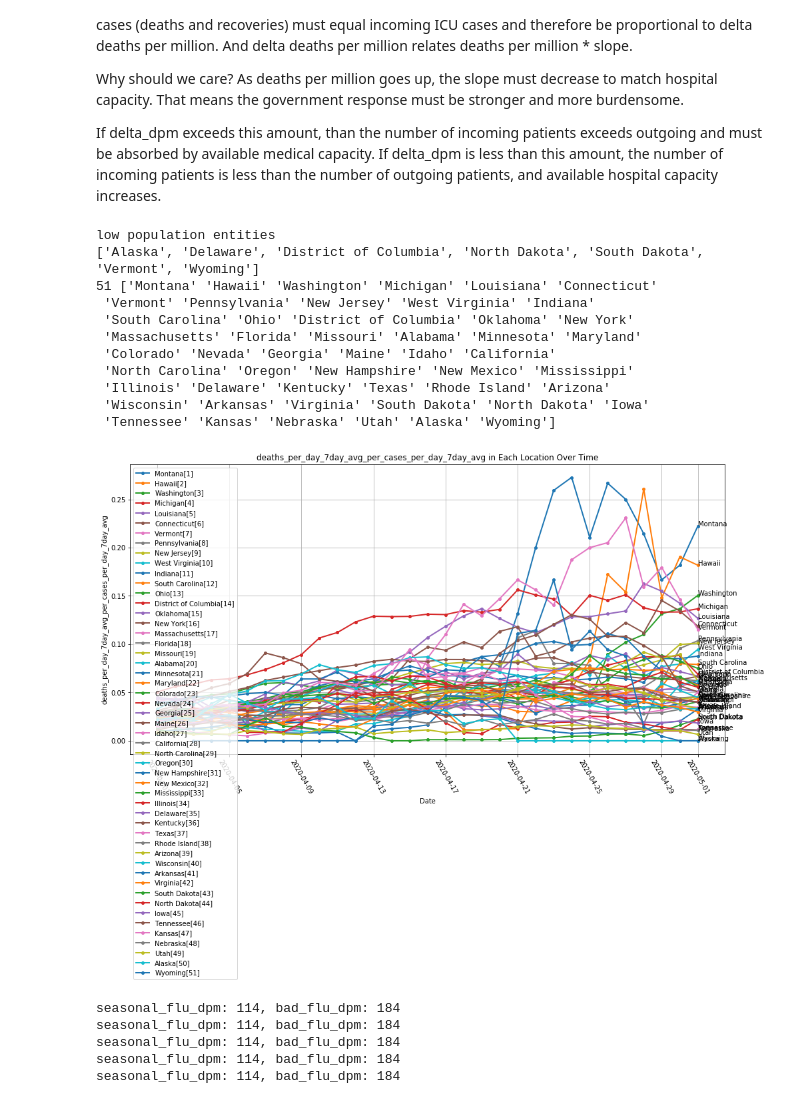
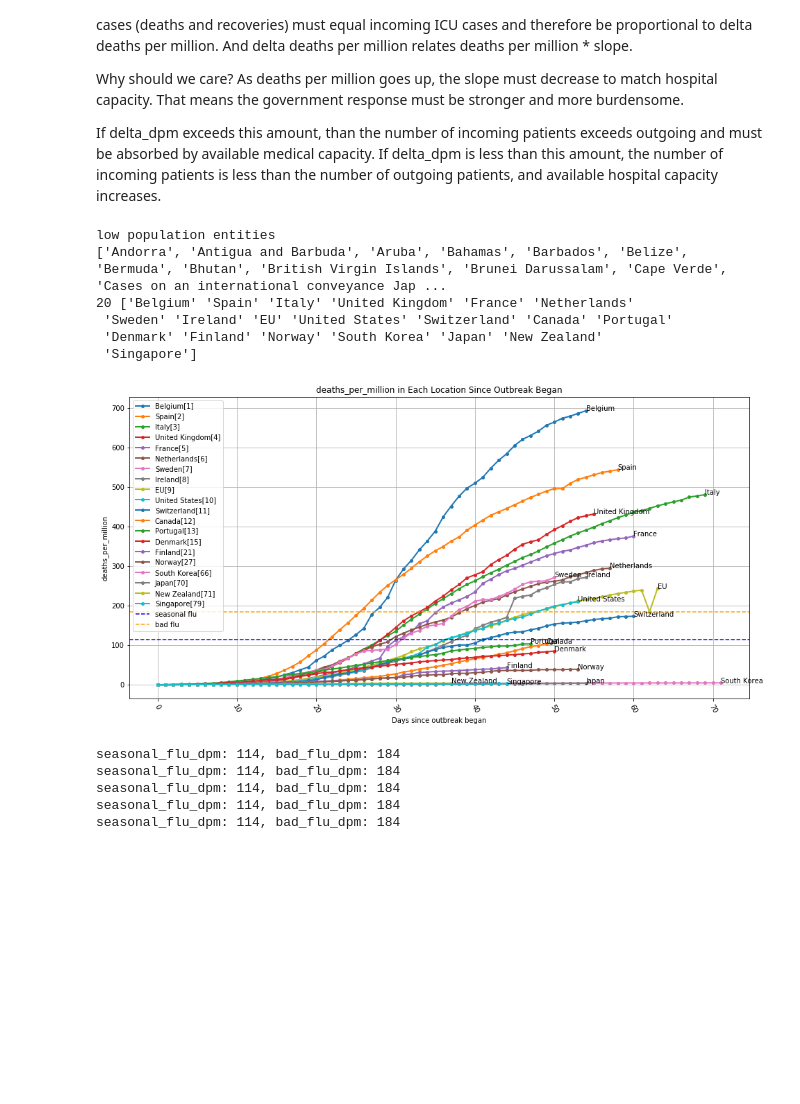
Before and after one commit to todddeluca/coronavirus, a Jupyter notebook: coronavirus_death_rate.ipynb, the cells around one changed output. Drawn from its saved outputs; the diff is of its cells as text; code cells hidden in the pictures; blank space fills up the shorter version.

```diff
--- a/coronavirus_death_rate.ipynb
+++ b/coronavirus_death_rate.ipynb
@@ -114,34 +116,36 @@ If delta_dpm exceeds this amount, than the number of incoming patients exceeds o
 # Minnesota - stay-at-home 3/27 https://www.mprnews.org/story/2020/03/25/latest-on-covid19-in-minnesota
 # New Zealand - lockdown 3/25 https://www.washingtonpost.com/world/asia_pacific/new-zealand-isnt-just-flattening-the-curve-its-squashing-it/2020/04/07/6cab3a4a-7822-11ea-a311-adb1344719a9_story.html
 
-df = states_df
-# df = countries_df
+# df = states_df
+df = countries_df
 # df = all_df
 
 us_states = list(states_df['entity'].unique())
 includes = list(set([
-#     'United States',
-#     'Japan',
-#     'Singapore',
-#     'South Korea',
-#     'Italy',
-#     'Spain',
-#     'France',
 #     'Vermont',
 #     'California',
-    'Oregon',
+#     'Oregon',
 #     'Washington',
 #     'New York',
 #     'Michigan', 'Louisiana',
 #     'Massachusetts',
 #     'Rhode Island',
+    'United States',
+    'Japan',
+    'Singapore',
+    'South Korea',
+    'Italy',
+    'Spain',
+    'France',
 #             'China',
-#     'New Zealand',
+    'New Zealand',
 #     'New York',
-#     'EU',
+    'EU',
 #     countries from https://www.washingtonpost.com/opinions/2020/04/08/is-swedens-lax-approach-coronavirus-backfiring/
-#     'Sweden',
-#     'Denmark', 'Norway', 'Malta', 'United Kingdom', 'Italy',
+    'Sweden',
+    'Denmark',
+    'Norway', 'Finland',
+#     'Malta', 'United Kingdom', 'Italy',
 # States ~3-5M in population
 # 'Arkansas', 'Nevada', 'Iowa', 'Puerto Rico', 'Utah', 'Connecticut', 'Oklahoma', 'Oregon',
 #              'Kentucky', 'Louisiana', 'Alabama',
@@ -158,14 +162,14 @@ excludes = list(set([
 'Puerto Rico',
 #     'Louisiana'
 ]
-#     + low_pop_entities
+    + low_pop_entities
 ))
 
-# index_col = 'days_since'
-index_col = 'date'
+index_col = 'days_since'
+# index_col = 'date'
 log_yaxis = False
 
-# values_col = 'deaths_per_million'; log_yaxis = False
+values_col = 'deaths_per_million'; log_yaxis = False
 # values_col = 'deaths_per_million_per_day_7day_avg'; log_yaxis = False
 # values_col = 'deaths_per_million_per_day_3day_avg'; log_yaxis = False
 # values_col = 'deaths'
@@ -201,49 +205,48 @@ log_yaxis = False
 # days_since_col = 'deaths_per_day'; days_since_thresh = 1.0
 # Good for 14day deaths/test ratio and cases/test ratio b/c earlier the ratio is huge.
 # days_since_col = 'date'; days_since_thresh = pd.to_datetime('2020-04-15')
 # days_since_col = 'date'; days_since_thresh = pd.to_datetime('2020-04-01')
 
 # df = (df.pipe(add_per_day, columns=['deaths_per_case'])
 #       .pipe(add_nday_avg, columns=['deaths_per_case_per_day'], n=7)
 #      )
 # values_col = 'deaths_per_case_per_day_7day_avg'; log_yaxis = False
 
-df['deaths_per_day_7day_avg_per_cases_per_day_7day_avg'] = df['deaths_per_day_7day_avg'] / df['cases_per_day_7day_avg']
-# values_col = 'deaths_per_case'; log_yaxis = False
-values_col = 'deaths_per_day_7day_avg_per_cases_per_day_7day_avg'; log_yaxis = False
-days_since_col = 'date'; days_since_thresh = pd.to_datetime('2020-04-01')
+index_col = 'days_since'
+values_col = 'deaths_per_million'; log_yaxis = False
+days_since_col = 'deaths_per_million'; days_since_thresh = 0.1
 
-n_top = 52
+# df['deaths_per_day_7day_avg_per_cases_per_day_7day_avg'] = df['deaths_per_day_7day_avg'] / df['cases_per_day_7day_avg']
+# # values_col = 'deaths_per_case'; log_yaxis = False
+# values_col = 'deaths_per_day_7day_avg_per_cases_per_day_7day_avg'; log_yaxis = False
+# days_since_col = 'date'; days_since_thresh = pd.to_datetime('2020-04-01')
+
+n_top = 20
 # n_top = len(includes)
 n_show = n_top
 rank = False
 # rank = True
 ascending = False
 # ascending = True  # for cases/test 14day ratio, lower is better
 show_legend = True
 
 df = days_since_trim(df, index_col, days_since_col, days_since_thresh, values_col)
 piv = plot_trajectories(df,
                         index_col=index_col, values_col=values_col,
                         rank=rank, n_top=n_top, n_show=n_show,
                         includes=includes, excludes=excludes,
                         log_yaxis=log_yaxis,
                         ascending=ascending,
                         show_legend=show_legend,
                        )
 # %% [output]
 low population entities
-['Alaska', 'Delaware', 'District of Columbia', 'North Dakota', 'South Dakota', 'Vermont', 'Wyoming']
-51 ['Montana' 'Hawaii' 'Washington' 'Michigan' 'Louisiana' 'Connecticut'
- 'Vermont' 'Pennsylvania' 'New Jersey' 'West Virginia' 'Indiana'
- 'South Carolina' 'Ohio' 'District of Columbia' 'Oklahoma' 'New York'
- 'Massachusetts' 'Florida' 'Missouri' 'Alabama' 'Minnesota' 'Maryland'
- 'Colorado' 'Nevada' 'Georgia' 'Maine' 'Idaho' 'California'
- 'North Carolina' 'Oregon' 'New Hampshire' 'New Mexico' 'Mississippi'
- 'Illinois' 'Delaware' 'Kentucky' 'Texas' 'Rhode Island' 'Arizona'
- 'Wisconsin' 'Arkansas' 'Virginia' 'South Dakota' 'North Dakota' 'Iowa'
- 'Tennessee' 'Kansas' 'Nebraska' 'Utah' 'Alaska' 'Wyoming']
+['Andorra', 'Antigua and Barbuda', 'Aruba', 'Bahamas', 'Barbados', 'Belize', 'Bermuda', 'Bhutan', 'British Virgin Islands', 'Brunei Darussalam', 'Cape Verde', 'Cases on an international conveyance Jap ...
+20 ['Belgium' 'Spain' 'Italy' 'United Kingdom' 'France' 'Netherlands'
+ 'Sweden' 'Ireland' 'EU' 'United States' 'Switzerland' 'Canada' 'Portugal'
+ 'Denmark' 'Finland' 'Norway' 'South Korea' 'Japan' 'New Zealand'
+ 'Singapore']
-[figure, old version]
+[figure, new version]
 # %%
 (df.loc[(df['entity'].isin(['California', 'New York'])) &
        (df['date'] < to_datetime('2020-03-24')) & (df['date'] > to_datetime('2020-03-10')),
```
Also changed, not shown: parts of 6 cells of this notebook, 7 other files.
